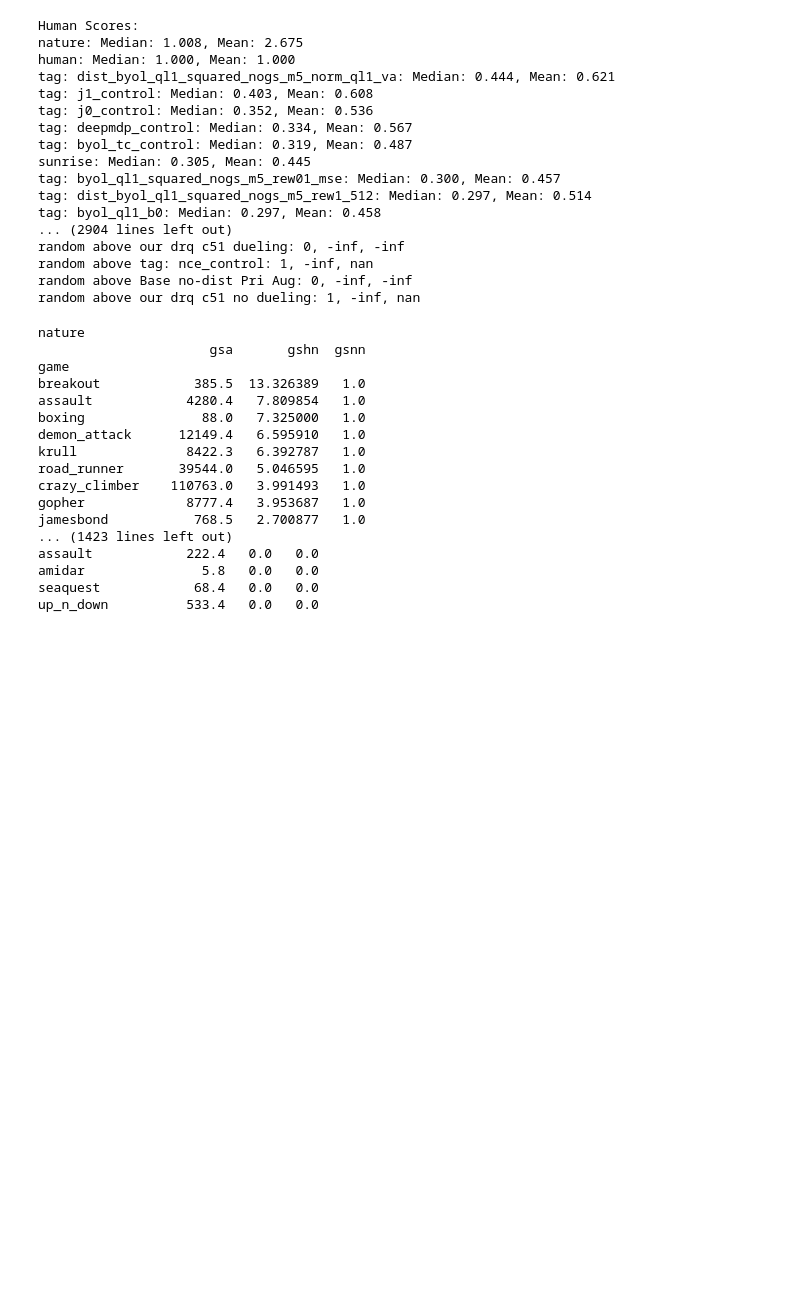
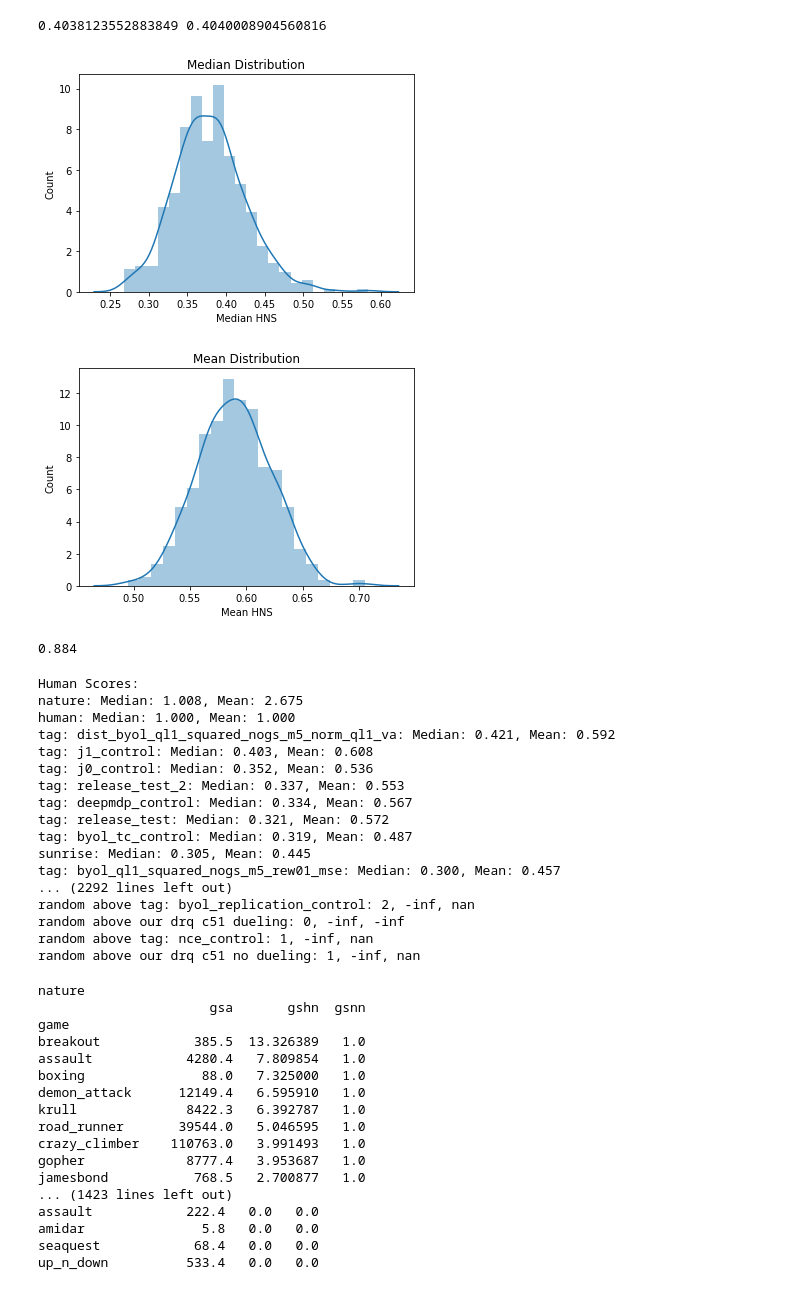
Before and after one commit to mila-iqia/spr, a Jupyter notebook: analysis/byol_replication.ipynb, the cells around one changed output. Cells and saved outputs as stored; diff of their text form; code cells hidden in the pictures; blank space fills up the shorter version.

```diff
--- a/analysis/byol_replication.ipynb
+++ b/analysis/byol_replication.ipynb
@@ -554,12 +614,27 @@ PAIRS=(  )
+# %%
+print(np.mean(medians), np.median(medians))
+# %% [output]
+0.4038123552883849 0.4040008904560816
+# %%
+sns.distplot(medians)
+plt.title("Median Distribution")
+plt.ylabel("Count")
+plt.xlabel("Median HNS")
+plt.show()
+sns.distplot(means)
+plt.title("Mean Distribution")
+plt.ylabel("Count")
+plt.xlabel("Mean HNS")
+plt.show()
+# %% [output]
+[figure, added]
+[figure, added]
+# %%
+np.mean(np.array(medians) > 0.32)
+# %% [output]
+0.884
 # %%
-names =  ["Base",
-          "New Base 32/32",
-          "Base w/o target",
-          "Base NT dueling",
-          "Base w/ hard negs",
-          "Base no-dist Pri 64/32",
-          "Base no-dist NoPri 64/32",
-          "Base no-dist Pri Aug",
+names =  [*release_names,
           *byol_names,
           "UAT",
           "uat_tui1_no_dueling_c51",
@@ -583,14 +658,7 @@ names =  ["Base",
           "otrainbow",
           "sunrise",
              ]
-dfs = [new_base,
-       new_base_3232,
-       tui_1_base,
-       base_nt_dueling,
-       hn_1_base,
-       nce_no_dist_pri,
-       nce_no_dist_no_pri,
-       nce_aug,
+dfs = [*release_test,
        *byol_sweeps,
 #        jat_1_gl,
        fixed_jat_gl,
@@ -619,19 +687,19 @@ games_dfs, names = compare_dfs(dfs, names, min_games=0, sort_key=np.median)
 Human Scores:
 nature: Median: 1.008, Mean: 2.675
 human: Median: 1.000, Mean: 1.000
-tag: dist_byol_ql1_squared_nogs_m5_norm_ql1_va: Median: 0.444, Mean: 0.621
+tag: dist_byol_ql1_squared_nogs_m5_norm_ql1_va: Median: 0.421, Mean: 0.592
 tag: j1_control: Median: 0.403, Mean: 0.608
 tag: j0_control: Median: 0.352, Mean: 0.536
+tag: release_test_2: Median: 0.337, Mean: 0.553
 tag: deepmdp_control: Median: 0.334, Mean: 0.567
+tag: release_test: Median: 0.321, Mean: 0.572
 tag: byol_tc_control: Median: 0.319, Mean: 0.487
 sunrise: Median: 0.305, Mean: 0.445
 tag: byol_ql1_squared_nogs_m5_rew01_mse: Median: 0.300, Mean: 0.457
-tag: dist_byol_ql1_squared_nogs_m5_rew1_512: Median: 0.297, Mean: 0.514
-tag: byol_ql1_b0: Median: 0.297, Mean: 0.458
-... (2904 lines left out)
+... (2292 lines left out)
+random above tag: byol_replication_control: 2, -inf, nan
 random above our drq c51 dueling: 0, -inf, -inf
 random above tag: nce_control: 1, -inf, nan
-random above Base no-dist Pri Aug: 0, -inf, -inf
 random above our drq c51 no dueling: 1, -inf, nan
 # %%
 for i in range(len(names)):
```
Also changed, not shown: parts of 4 cells of this notebook, 1 other file.
